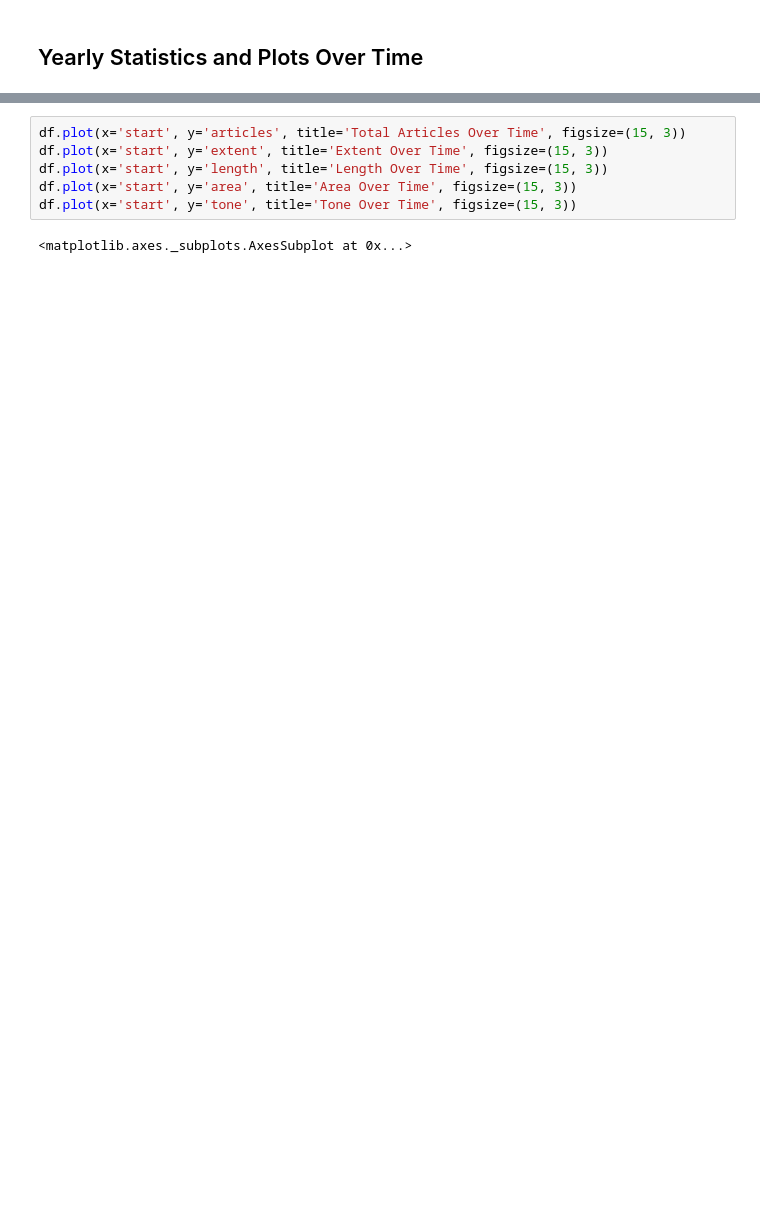
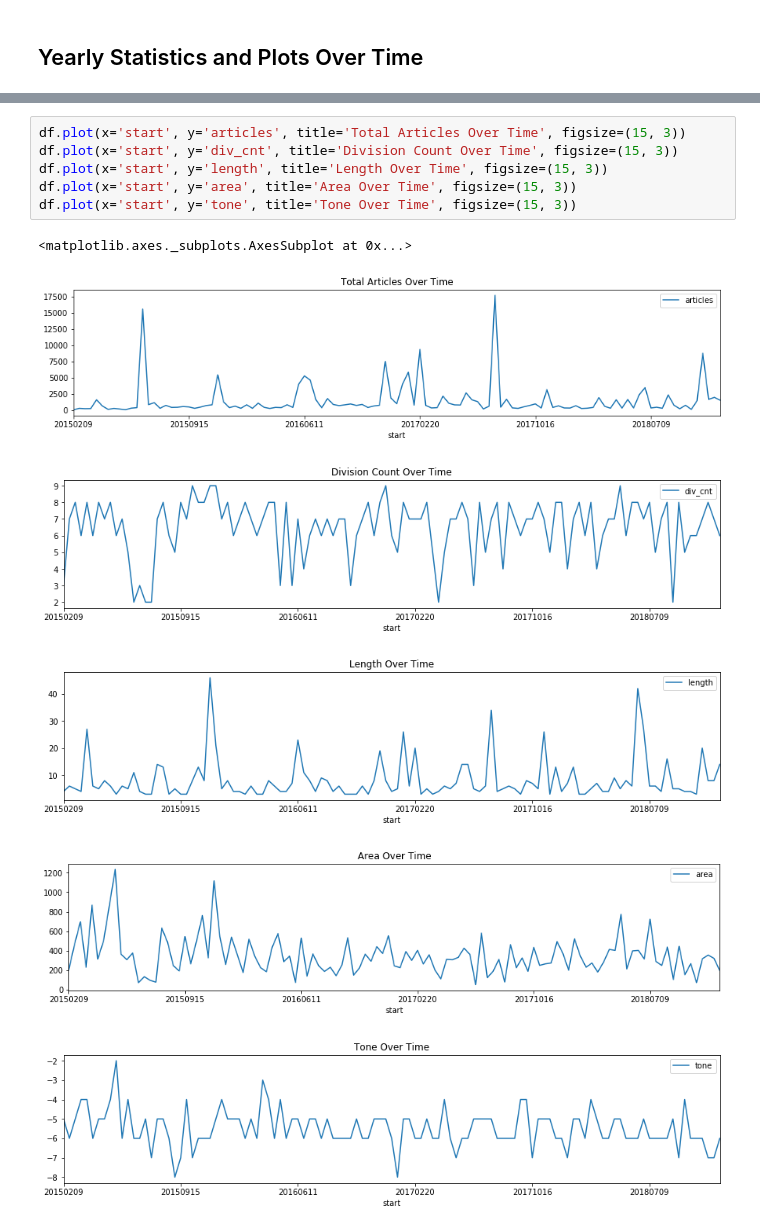
Before and after one commit to Jwmazzi/media_research, a Jupyter notebook: planning/GDELT Exploration.ipynb, the cells around one changed output, grey strips where cells are left out. Saved outputs shown, nothing was run; the diff lists cells and outputs as text; blank space fills up the shorter version.

```diff
--- a/planning/GDELT Exploration.ipynb
+++ b/planning/GDELT Exploration.ipynb
@@ -63,9 +94,14 @@ df.groupby('year').agg(['mean', 'max', 'min', 'count'])
 # %%
 df.plot(x='start', y='articles', title='Total Articles Over Time', figsize=(15, 3))
-df.plot(x='start', y='extent', title='Extent Over Time', figsize=(15, 3))
+df.plot(x='start', y='div_cnt', title='Division Count Over Time', figsize=(15, 3))
 df.plot(x='start', y='length', title='Length Over Time', figsize=(15, 3))
 df.plot(x='start', y='area', title='Area Over Time', figsize=(15, 3))
 df.plot(x='start', y='tone', title='Tone Over Time', figsize=(15, 3))
 # %% [output]
 <matplotlib.axes._subplots.AxesSubplot at 0x...>
+[figure, added]
+[figure, added]
+[figure, added]
+[figure, added]
+[figure, added]
 # %% [markdown]
```
Also changed, not shown: parts of 19 cells of this notebook, 9 other files.
